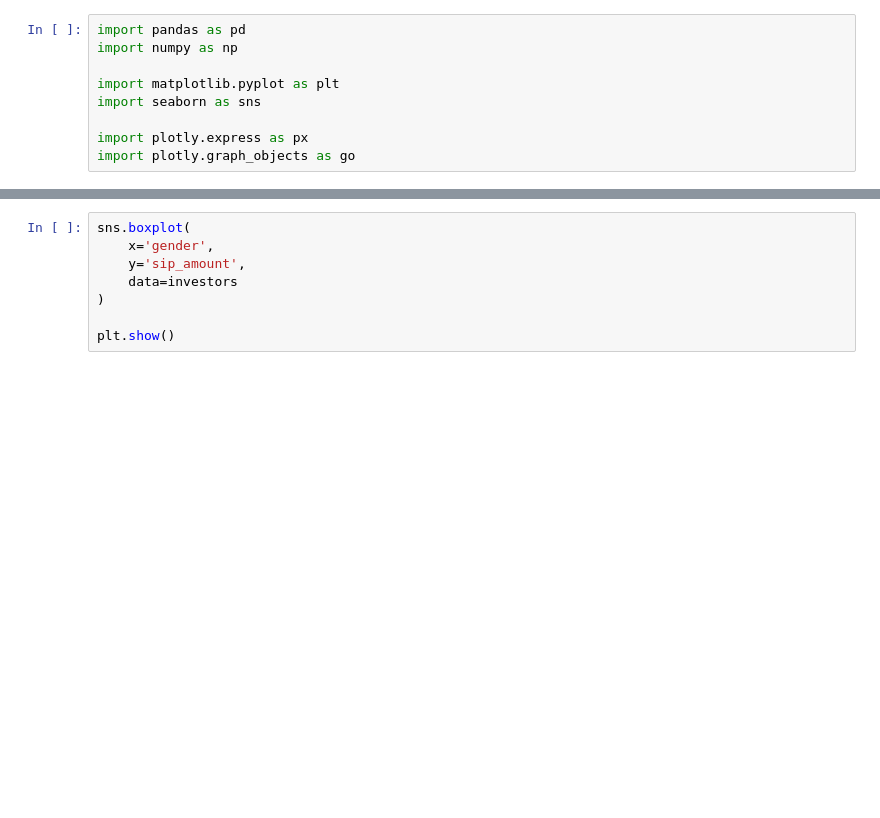
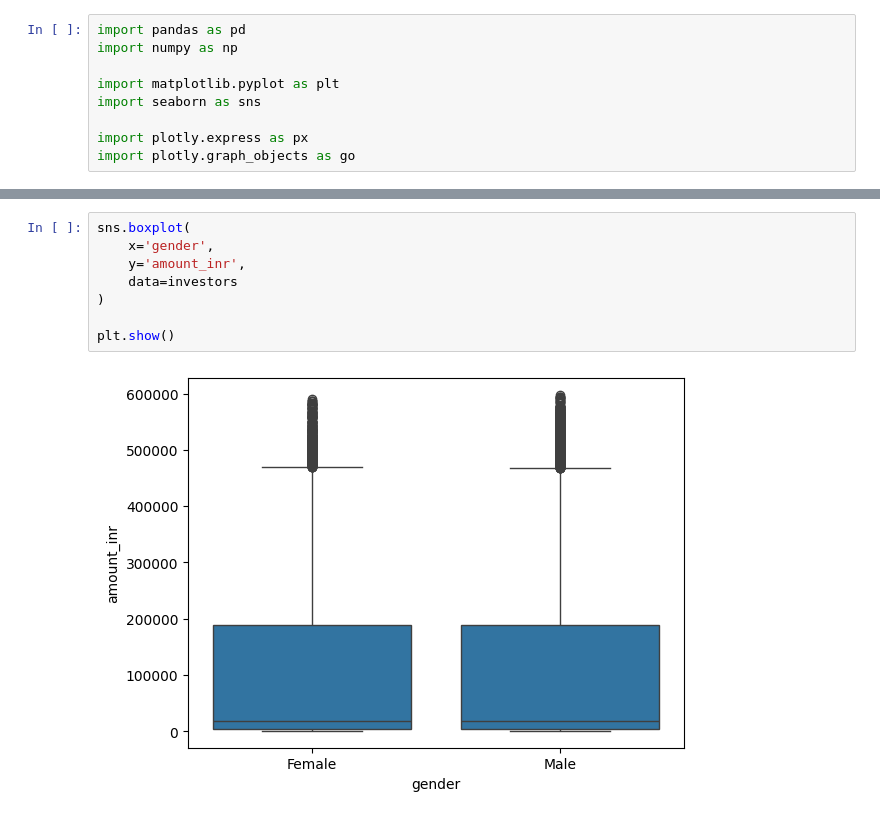
Before and after one commit to bhargavi564/mutual-fund-analytics, a Jupyter notebook: notebooks/EDA_Analysis.ipynb, the cells around one changed output, grey strips where cells are left out. Saved outputs shown, nothing was run; the diff lists cells and outputs as text; blank space fills up the shorter version.

```diff
--- a/notebooks/EDA_Analysis.ipynb
+++ b/notebooks/EDA_Analysis.ipynb
@@ -71,10 +104,12 @@ plt.show()
 # %%
 sns.boxplot(
     x='gender',
-    y='sip_amount',
+    y='amount_inr',
     data=investors
 )
 
 plt.show()
+# %% [output]
+[figure, added]
 # %%
 state_data = (
```
Also changed, not shown: parts of 21 cells of this notebook, 16 other files.
